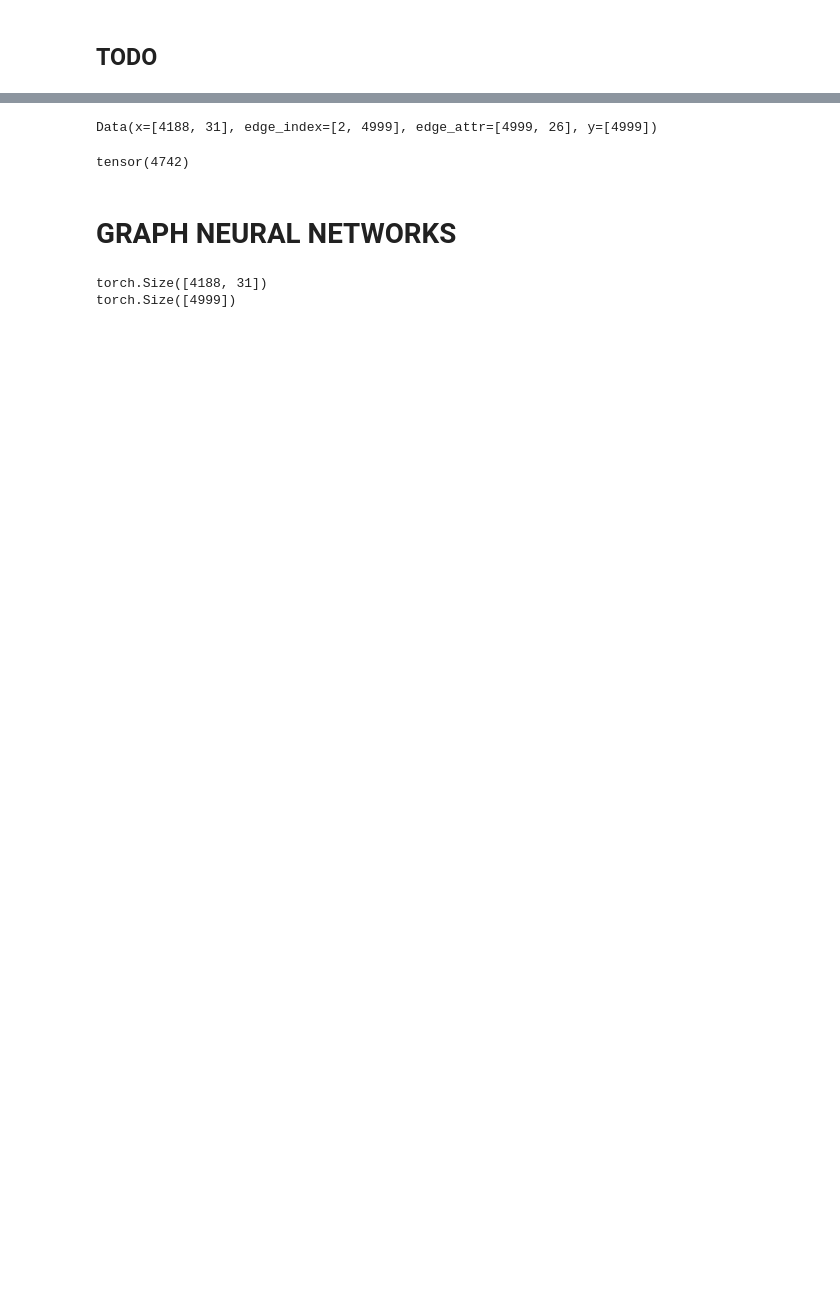
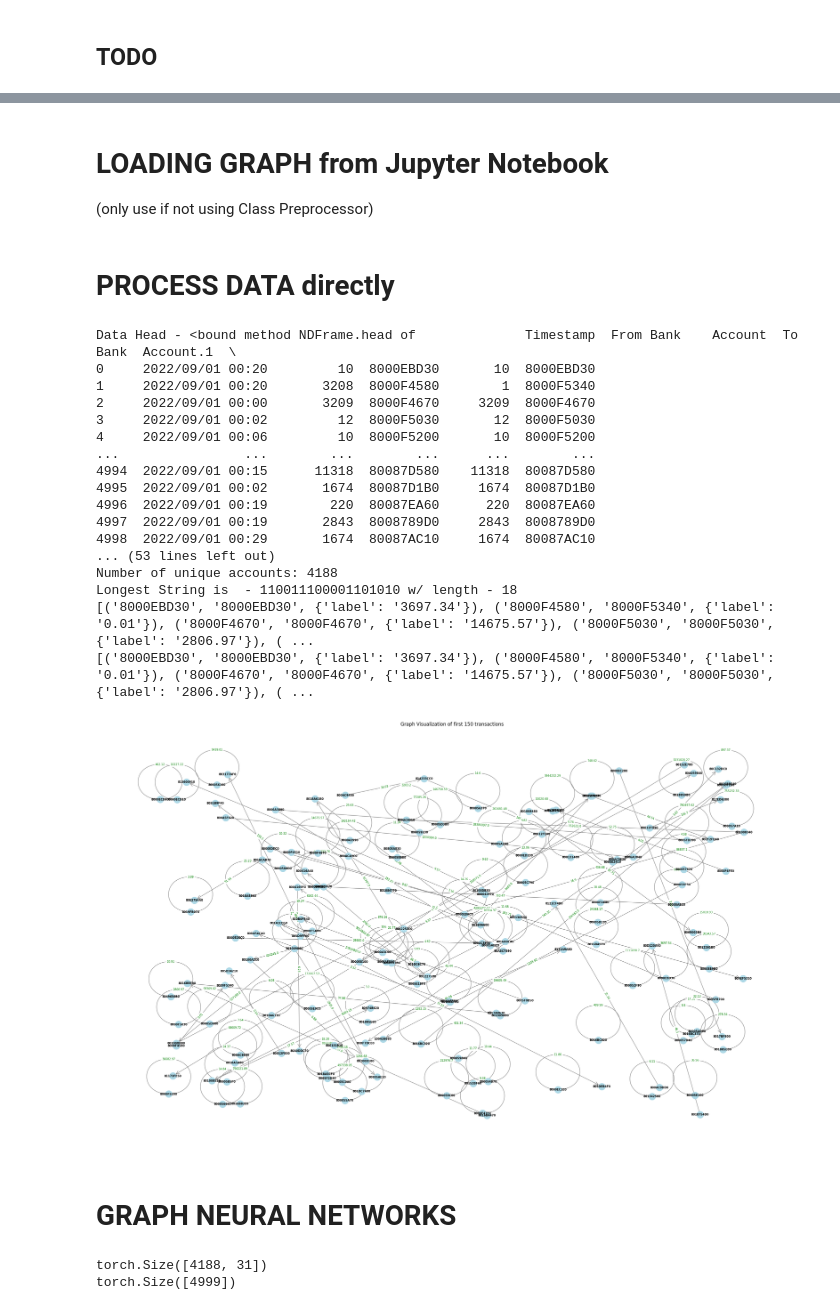
Before and after one commit to owhygithub/AML-fraud-detector, a Jupyter notebook: model.ipynb, the cells around one changed output, grey strips where cells are left out. Drawn from its saved outputs; the diff is of its cells as text; code cells hidden in the pictures; blank space fills up the shorter version.

Commit message:
Created DataPreprocessing class for easy graph loading
Created DataPreprocessing class for easy graph loading. Next steps: edge features, dataset manipulation, testing evaluation.

```diff
--- a/model.ipynb
+++ b/model.ipynb
@@ -51 +49,4 @@ from torch_geometric.utils import negative_sampling, train_test_split_edges
+# %% [markdown]
+# LOADING GRAPH from Jupyter Notebook
+\(only use if not using Class Preprocessor)
 # %%
@@ -54,13 +59,32 @@ with open("graph_data.pickle", "rb") as f:
-# %%
-input_data
-# %% [output]
-Data(x=[4188, 31], edge_index=[2, 4999], edge_attr=[4999, 26], y=[4999])
-# %%
-# fraudulent transaction:
-fraudulent_transaction = (labels==1).nonzero().squeeze()
-fraudulent_transaction
-# %% [output]
-tensor(4742)
+# %% [markdown]
+# PROCESS DATA directly
+# %%
+filename = '/Users/owhy/Documents/Datasets/HI-Small_Trans_3.csv'
+# Create an instance of the AMLDataPreprocessing class
+data_preprocessor = AMLDataPreprocessing(filename)
+# Process the data
+input_data, graph_full, x, y, labels, links, edges_amount, node_features, edges_features = data_preprocessor.process_data()
+# Visualize
+visual = data_preprocessor.visualize_graph(links, edges_amount)
+# %% [output]
+Data Head - <bound method NDFrame.head of              Timestamp  From Bank    Account  To Bank  Account.1  \
+0     2022/09/01 00:20         10  8000EBD30       10  8000EBD30
+1     2022/09/01 00:20       3208  8000F4580        1  8000F5340
+2     2022/09/01 00:00       3209  8000F4670     3209  8000F4670
+3     2022/09/01 00:02         12  8000F5030       12  8000F5030
+4     2022/09/01 00:06         10  8000F5200       10  8000F5200
+...                ...        ...        ...      ...        ...
+4994  2022/09/01 00:15      11318  80087D580    11318  80087D580
+4995  2022/09/01 00:02       1674  80087D1B0     1674  80087D1B0
+4996  2022/09/01 00:19        220  80087EA60      220  80087EA60
+4997  2022/09/01 00:19       2843  8008789D0     2843  8008789D0
+4998  2022/09/01 00:29       1674  80087AC10     1674  80087AC10
+... (53 lines left out)
+Number of unique accounts: 4188
+Longest String is  - 110011100001101010 w/ length - 18
+[('8000EBD30', '8000EBD30', {'label': '3697.34'}), ('8000F4580', '8000F5340', {'label': '0.01'}), ('8000F4670', '8000F4670', {'label': '14675.57'}), ('8000F5030', '8000F5030', {'label': '2806.97'}), ( ...
+[('8000EBD30', '8000EBD30', {'label': '3697.34'}), ('8000F4580', '8000F5340', {'label': '0.01'}), ('8000F4670', '8000F4670', {'label': '14675.57'}), ('8000F5030', '8000F5030', {'label': '2806.97'}), ( ...
+[figure, added]
 # %% [markdown]
 # GRAPH NEURAL NETWORKS
 # %%
```
Also changed, not shown: parts of 8 cells of this notebook, 9 other files.
